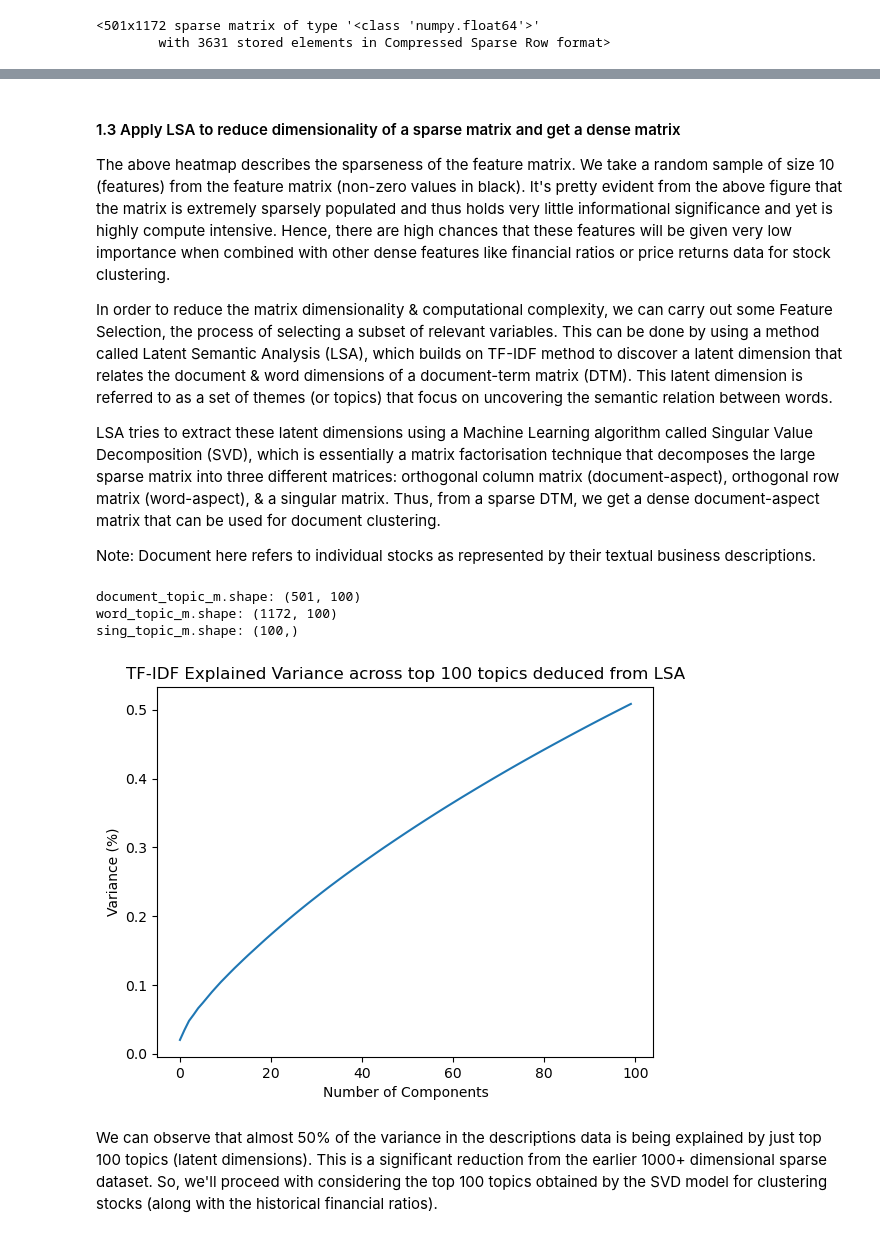
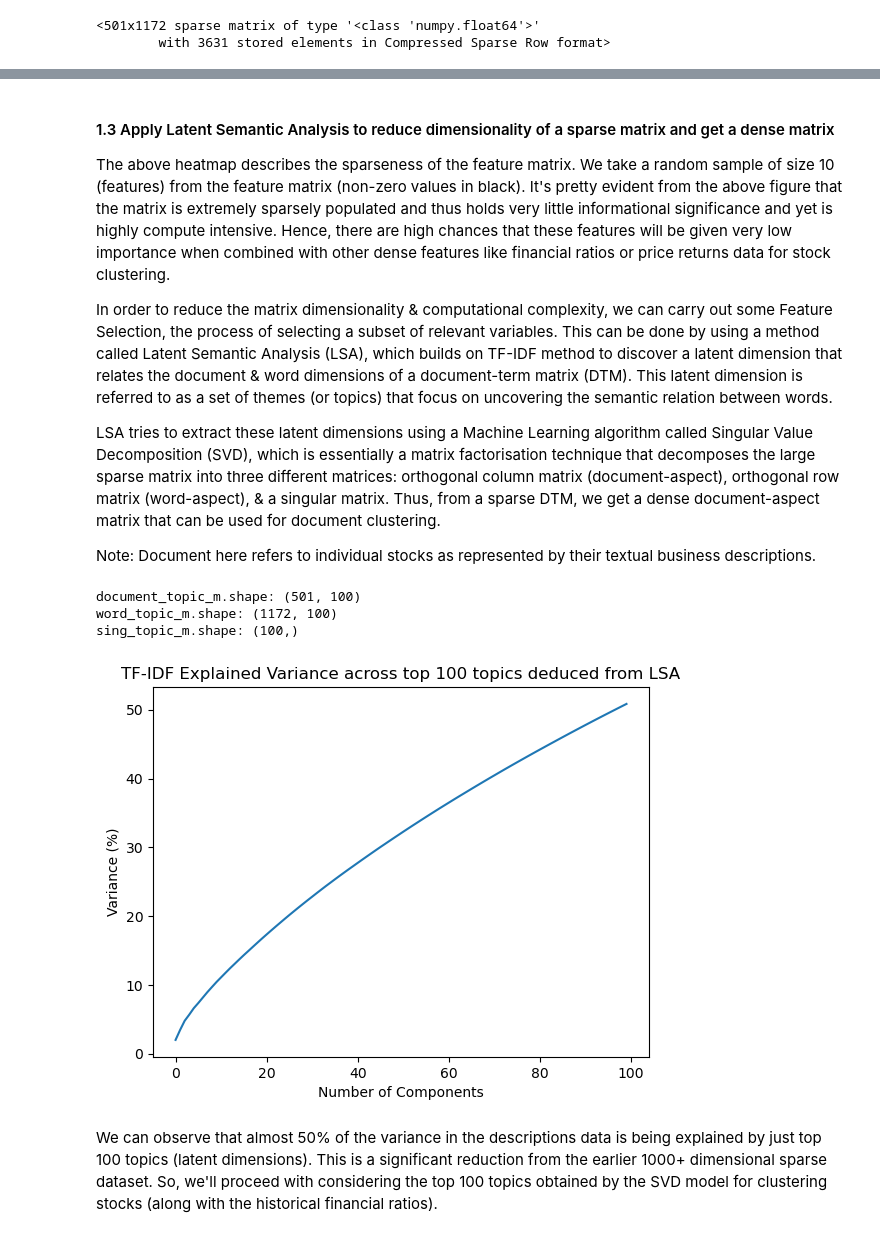
Before and after one commit to kuntojirohan/pairs-trading, a Jupyter notebook: experiments/EDA_stock_profile_data.ipynb, the cells around one changed output, grey strips where cells are left out. Drawn from its saved outputs; the diff is of its cells as text; code cells hidden in the pictures.

```diff
--- a/experiments/EDA_stock_profile_data.ipynb
+++ b/experiments/EDA_stock_profile_data.ipynb
@@ -207,5 +207,5 @@ Text(0.5, 1.0, 'Sparse Matrix Sample')
 # %% [markdown]
-#### 1.3 Apply LSA to reduce dimensionality of a sparse matrix and get a dense matrix
+#### 1.3 Apply Latent Semantic Analysis to reduce dimensionality of a sparse matrix and get a dense matrix
 
 The above heatmap describes the sparseness of the feature matrix. We take a random sample of size 10 (features) from the feature matrix (non-zero values in black). It's pretty evident from the above figure that the matrix is extremely sparsely populated and thus holds very little informational significance and yet is highly compute intensive. Hence, there are high chances that these features will be given very low importance when combined with other dense features like financial ratios or price returns data for stock clustering.
 
@@ -243,13 +243,13 @@ word_topic_m.shape: (1172, 100)
 sing_topic_m.shape: (100,)
 # %%
 # Plotting the Cumulative Summation of the Explained Variance
-plt.plot(np.cumsum(lsa_obj.explained_variance_ratio_))
+plt.plot(np.cumsum(lsa_obj.explained_variance_ratio_) * 100)
 plt.xlabel('Number of Components')
 plt.ylabel('Variance (%)') #for each component
 plt.title(f'TF-IDF Explained Variance across top {lsa_obj.explained_variance_ratio_.shape[0]} topics deduced from LSA')
 plt.show()
 # %% [output]
-[figure, old version]
+[figure, new version]
 # %% [markdown]
 We can observe that almost 50% of the variance in the descriptions data is being explained by just top 100 topics (latent dimensions). This is a significant reduction from the earlier 1000+ dimensional sparse dataset. So, we'll proceed with considering the top 100 topics obtained by the SVD model for clustering stocks (along with the historical financial ratios).
 # %%
```
Also changed, not shown: parts of 15 cells of this notebook.
